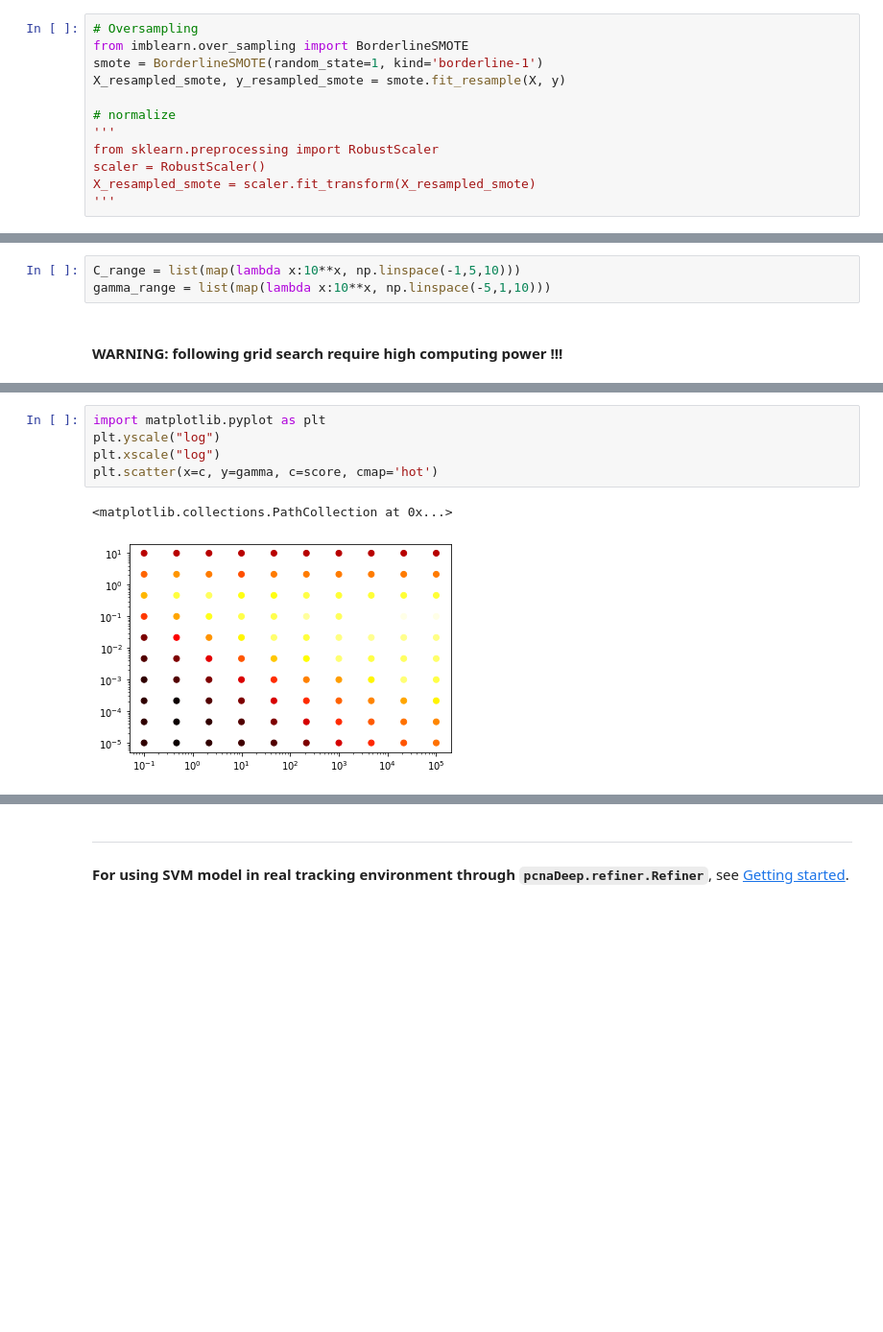
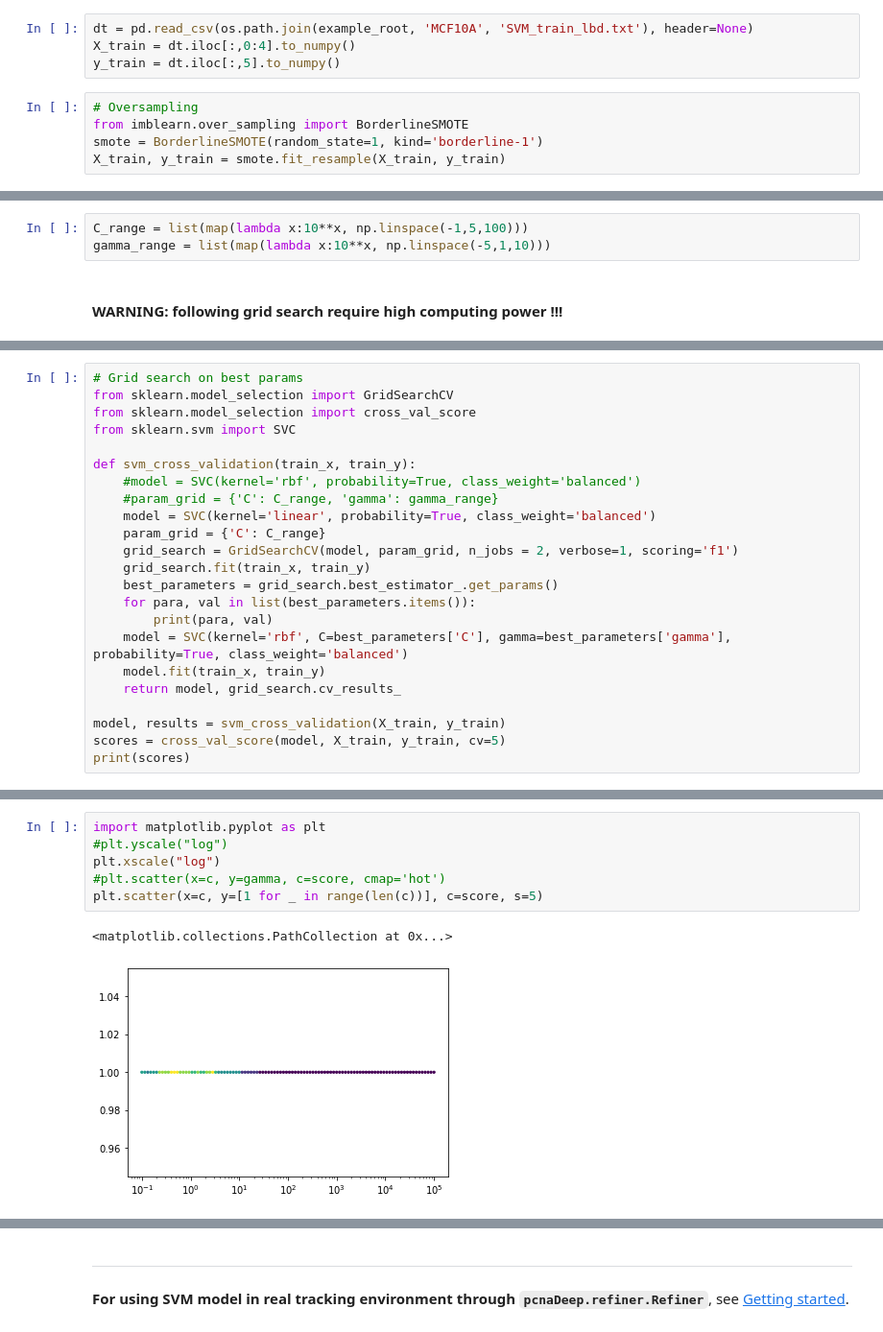
Before and after one commit to Jeff-Gui/PCNAdeep, a Jupyter notebook: bin/train_pcna_SVM.ipynb, the cells around one changed output, grey strips where cells are left out. Shown at 96% size. Drawn from its saved outputs; the diff is of its cells as text; blank space fills up the shorter version.

```diff
--- a/bin/train_pcna_SVM.ipynb
+++ b/bin/train_pcna_SVM.ipynb
@@ -317,18 +319,15 @@ training set (like `SVM_train.txt` saved above). When preparing the model, the `
 4. Fit SVM model with parameters `C=100`, `gamma=1`.
 
 Codes below illustrate the process except for step 1.
+# %%
+dt = pd.read_csv(os.path.join(example_root, 'MCF10A', 'SVM_train_lbd.txt'), header=None)
+X_train = dt.iloc[:,0:4].to_numpy()
+y_train = dt.iloc[:,5].to_numpy()
 # %%
 # Oversampling
 from imblearn.over_sampling import BorderlineSMOTE
 smote = BorderlineSMOTE(random_state=1, kind='borderline-1')
-X_resampled_smote, y_resampled_smote = smote.fit_resample(X, y)
-
-# normalize
-'''
-from sklearn.preprocessing import RobustScaler
-scaler = RobustScaler()
-X_resampled_smote = scaler.fit_transform(X_resampled_smote)
-'''
+X_train, y_train = smote.fit_resample(X_train, y_train)
 # %% [markdown]
 __Visualize oversampled feature map__
 # %%
@@ -345,5 +344,5 @@ __Fit the model__
 # %%
-C_range = list(map(lambda x:10**x, np.linspace(-1,5,10)))
+C_range = list(map(lambda x:10**x, np.linspace(-1,5,100)))
 gamma_range = list(map(lambda x:10**x, np.linspace(-5,1,10)))
 # %% [markdown]
 #### WARNING: following grid search require high computing power !!!
@@ -373,0 +349,23 @@ KeyboardInterrupt:
+# %%
+# Grid search on best params
+from sklearn.model_selection import GridSearchCV
+from sklearn.model_selection import cross_val_score
+from sklearn.svm import SVC
+
+def svm_cross_validation(train_x, train_y):
+    #model = SVC(kernel='rbf', probability=True, class_weight='balanced')
+    #param_grid = {'C': C_range, 'gamma': gamma_range}
+    model = SVC(kernel='linear', probability=True, class_weight='balanced')
+    param_grid = {'C': C_range}
+    grid_search = GridSearchCV(model, param_grid, n_jobs = 2, verbose=1, scoring='f1')
+    grid_search.fit(train_x, train_y)
+    best_parameters = grid_search.best_estimator_.get_params()
+    for para, val in list(best_parameters.items()):
+        print(para, val)
+    model = SVC(kernel='rbf', C=best_parameters['C'], gamma=best_parameters['gamma'], probability=True, class_weight='balanced')
+    model.fit(train_x, train_y)
+    return model, grid_search.cv_results_
+
+model, results = svm_cross_validation(X_train, y_train)
+scores = cross_val_score(model, X_train, y_train, cv=5)
+print(scores)
@@ -377,9 +393,10 @@ gamma = results['param_gamma']
 c = list(results['param_C'])
 # %%
 import matplotlib.pyplot as plt
-plt.yscale("log")
+#plt.yscale("log")
 plt.xscale("log")
-plt.scatter(x=c, y=gamma, c=score, cmap='hot')
+#plt.scatter(x=c, y=gamma, c=score, cmap='hot')
+plt.scatter(x=c, y=[1 for _ in range(len(c))], c=score, s=5)
 # %% [output]
 <matplotlib.collections.PathCollection at 0x...>
-[figure, old version]
+[figure, new version]
```
Also changed, not shown: parts of 26 cells of this notebook, 13 other files.
